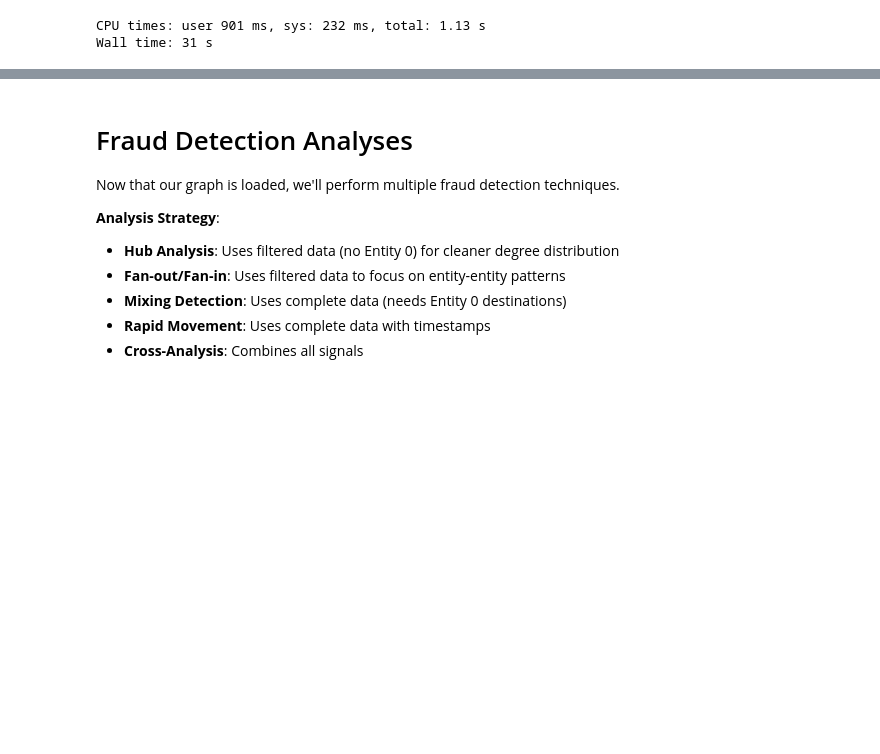
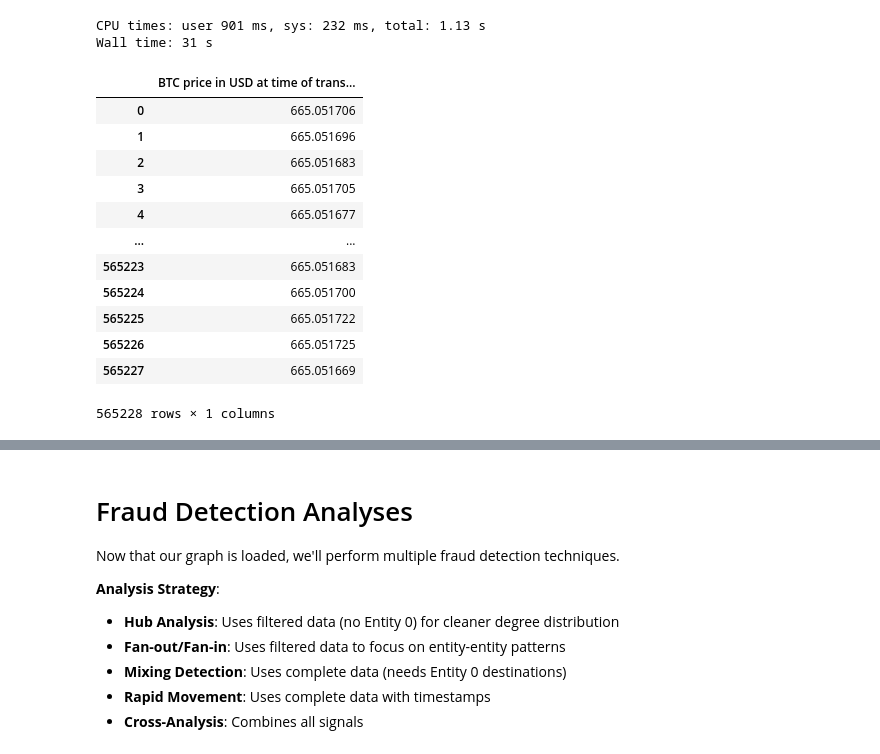
Before and after one commit to turing-db/turingdb-examples, a Jupyter notebook: examples/notebooks/public_version/crypto_orbitaal_fraud_detection.ipynb, the cells around one changed output, grey strips where cells are left out. Cells and saved outputs as stored; diff of their text form; code cells hidden in the pictures; blank space fills up the shorter version.

Commit message:
Add new query examples with expression evaluation

```diff
--- a/examples/notebooks/public_version/crypto_orbitaal_fraud_detection.ipynb
+++ b/examples/notebooks/public_version/crypto_orbitaal_fraud_detection.ipynb
@@ -989,3 +989,32 @@ else:
 1000000 rows × 9 columns
 CPU times: user 901 ms, sys: 232 ms, total: 1.13 s
 Wall time: 31 s
+# %%
+%%time
+
+# Derive the BTC price in USD at time of transaction
+command = """
+MATCH ()-[t:TRANSACTION]->()
+WHERE t.value_satoshi > 0 AND t.value_usd > 0
+RETURN t.value_usd / t.value_satoshi * 100000000.0
+"""
+df = client.query(command)
+if df.empty:
+    print("No result found")
+else:
+    df.columns = ["BTC price in USD at time of transaction"]
+    display(df)
+# %% [output]
+|  | BTC price in USD at time of trans... |
+| 0 | 665.051706 |
+| 1 | 665.051696 |
+| 2 | 665.051683 |
+| 3 | 665.051705 |
+| 4 | 665.051677 |
+| ... | ... |
+| 565223 | 665.051683 |
+| 565224 | 665.051700 |
+| 565225 | 665.051722 |
+| 565226 | 665.051725 |
+| 565227 | 665.051669 |
+565228 rows × 1 columns
```
Also changed, not shown: parts of 3 cells of this notebook.
